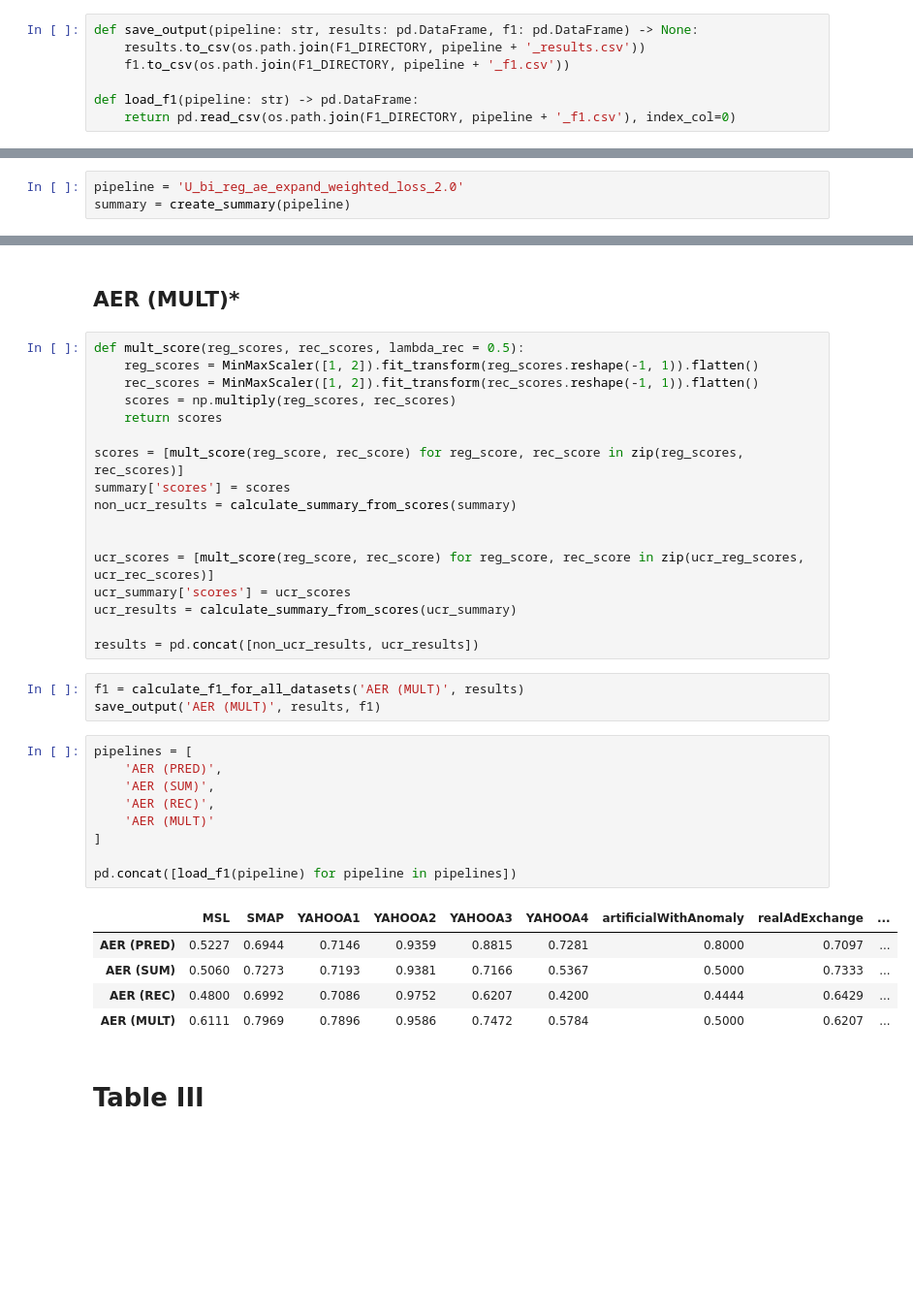
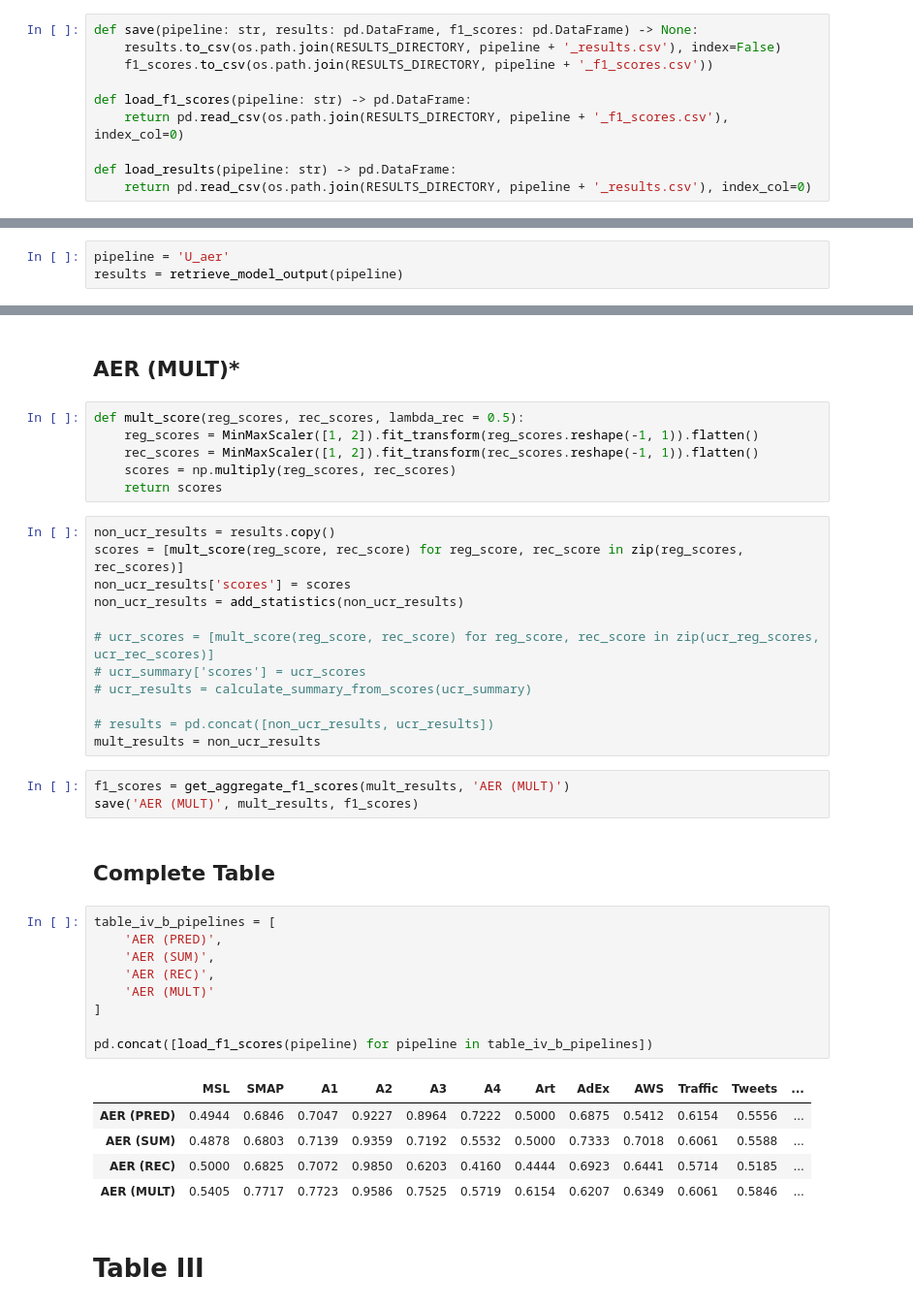
Before and after one commit to sintel-dev/Orion, a Jupyter notebook: notebooks/results.ipynb, the cells around one changed output, grey strips where cells are left out. Shown at 97% size. Saved outputs shown, nothing was run; the diff lists cells and outputs as text; blank space fills up the shorter version.

```diff
--- a/notebooks/results.ipynb
+++ b/notebooks/results.ipynb
@@ -272,10 +298,13 @@ def calculate_f1_for_all_datasets(pipeline: str, results: pd.DataFrame, ndigits:
 # %%
-def save_output(pipeline: str, results: pd.DataFrame, f1: pd.DataFrame) -> None:
-    results.to_csv(os.path.join(F1_DIRECTORY, pipeline + '_results.csv'))
-    f1.to_csv(os.path.join(F1_DIRECTORY, pipeline + '_f1.csv'))
+def save(pipeline: str, results: pd.DataFrame, f1_scores: pd.DataFrame) -> None:
+    results.to_csv(os.path.join(RESULTS_DIRECTORY, pipeline + '_results.csv'), index=False)
+    f1_scores.to_csv(os.path.join(RESULTS_DIRECTORY, pipeline + '_f1_scores.csv'))
 
-def load_f1(pipeline: str) -> pd.DataFrame:
-    return pd.read_csv(os.path.join(F1_DIRECTORY, pipeline + '_f1.csv'), index_col=0)
+def load_f1_scores(pipeline: str) -> pd.DataFrame:
+    return pd.read_csv(os.path.join(RESULTS_DIRECTORY, pipeline + '_f1_scores.csv'), index_col=0)
+
+def load_results(pipeline: str) -> pd.DataFrame:
+    return pd.read_csv(os.path.join(RESULTS_DIRECTORY, pipeline + '_results.csv'), index_col=0)
 # %% [markdown]
 # Table IV Figure A
 # %% [markdown]
@@ -409,3 +506,3 @@ Primitive: `bi_reg_ae_expand.py`
 # %%
-pipeline = 'U_bi_reg_ae_expand_weighted_loss_2.0'
-summary = create_summary(pipeline)
+pipeline = 'U_aer'
+results = retrieve_model_output(pipeline)
@@ -483,40 +584,43 @@ save_output('AER (REC)', results, f1)
 # %% [markdown]
 ## AER (MULT)*
+# %%
+def mult_score(reg_scores, rec_scores, lambda_rec = 0.5):
+    reg_scores = MinMaxScaler([1, 2]).fit_transform(reg_scores.reshape(-1, 1)).flatten()
+    rec_scores = MinMaxScaler([1, 2]).fit_transform(rec_scores.reshape(-1, 1)).flatten()
+    scores = np.multiply(reg_scores, rec_scores)
+    return scores
 # %%
-def mult_score(reg_scores, rec_scores, lambda_rec = 0.5):
-    reg_scores = MinMaxScaler([1, 2]).fit_transform(reg_scores.reshape(-1, 1)).flatten()
-    rec_scores = MinMaxScaler([1, 2]).fit_transform(rec_scores.reshape(-1, 1)).flatten()
-    scores = np.multiply(reg_scores, rec_scores)
-    return scores
+non_ucr_results = results.copy()
+scores = [mult_score(reg_score, rec_score) for reg_score, rec_score in zip(reg_scores, rec_scores)]
+non_ucr_results['scores'] = scores
+non_ucr_results = add_statistics(non_ucr_results)
 
-scores = [mult_score(reg_score, rec_score) for reg_score, rec_score in zip(reg_scores, rec_scores)]
-summary['scores'] = scores
-non_ucr_results = calculate_summary_from_scores(summary)
+# ucr_scores = [mult_score(reg_score, rec_score) for reg_score, rec_score in zip(ucr_reg_scores, ucr_rec_scores)]
+# ucr_summary['scores'] = ucr_scores
+# ucr_results = calculate_summary_from_scores(ucr_summary)
 
-
-ucr_scores = [mult_score(reg_score, rec_score) for reg_score, rec_score in zip(ucr_reg_scores, ucr_rec_scores)]
-ucr_summary['scores'] = ucr_scores
-ucr_results = calculate_summary_from_scores(ucr_summary)
-
-results = pd.concat([non_ucr_results, ucr_results])
+# results = pd.concat([non_ucr_results, ucr_results])
+mult_results = non_ucr_results
 # %%
-f1 = calculate_f1_for_all_datasets('AER (MULT)', results)
-save_output('AER (MULT)', results, f1)
+f1_scores = get_aggregate_f1_scores(mult_results, 'AER (MULT)')
+save('AER (MULT)', mult_results, f1_scores)
+# %% [markdown]
+## Complete Table
 # %%
-pipelines = [
+table_iv_b_pipelines = [
     'AER (PRED)',
     'AER (SUM)',
     'AER (REC)',
     'AER (MULT)'
 ]
 
-pd.concat([load_f1(pipeline) for pipeline in pipelines])
+pd.concat([load_f1_scores(pipeline) for pipeline in table_iv_b_pipelines])
 # %% [output]
-|  | MSL | SMAP | YAHOOA1 | YAHOOA2 | YAHOOA3 | YAHOOA4 | artificialWithAnomaly | realAdExchange | ... |
-| AER (PRED) | 0.5227 | 0.6944 | 0.7146 | 0.9359 | 0.8815 | 0.7281 | 0.8000 | 0.7097 | ... |
-| AER (SUM) | 0.5060 | 0.7273 | 0.7193 | 0.9381 | 0.7166 | 0.5367 | 0.5000 | 0.7333 | ... |
-| AER (REC) | 0.4800 | 0.6992 | 0.7086 | 0.9752 | 0.6207 | 0.4200 | 0.4444 | 0.6429 | ... |
-| AER (MULT) | 0.6111 | 0.7969 | 0.7896 | 0.9586 | 0.7472 | 0.5784 | 0.5000 | 0.6207 | ... |
+|  | MSL | SMAP | A1 | A2 | A3 | A4 | Art | AdEx | AWS | Traffic | Tweets | ... |
+| AER (PRED) | 0.4944 | 0.6846 | 0.7047 | 0.9227 | 0.8964 | 0.7222 | 0.5000 | 0.6875 | 0.5412 | 0.6154 | 0.5556 | ... |
+| AER (SUM) | 0.4878 | 0.6803 | 0.7139 | 0.9359 | 0.7192 | 0.5532 | 0.5000 | 0.7333 | 0.7018 | 0.6061 | 0.5588 | ... |
+| AER (REC) | 0.5000 | 0.6825 | 0.7072 | 0.9850 | 0.6203 | 0.4160 | 0.4444 | 0.6923 | 0.6441 | 0.5714 | 0.5185 | ... |
+| AER (MULT) | 0.5405 | 0.7717 | 0.7723 | 0.9586 | 0.7525 | 0.5719 | 0.6154 | 0.6207 | 0.6349 | 0.6061 | 0.5846 | ... |
 # %% [markdown]
 # Table III
 # %%
```
Also changed, not shown: parts of 55 cells of this notebook.
